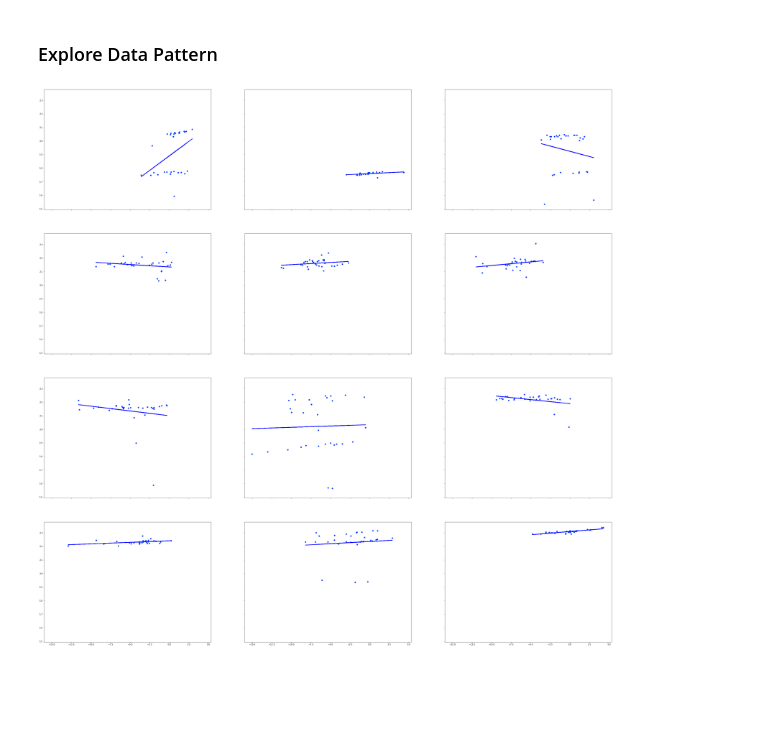
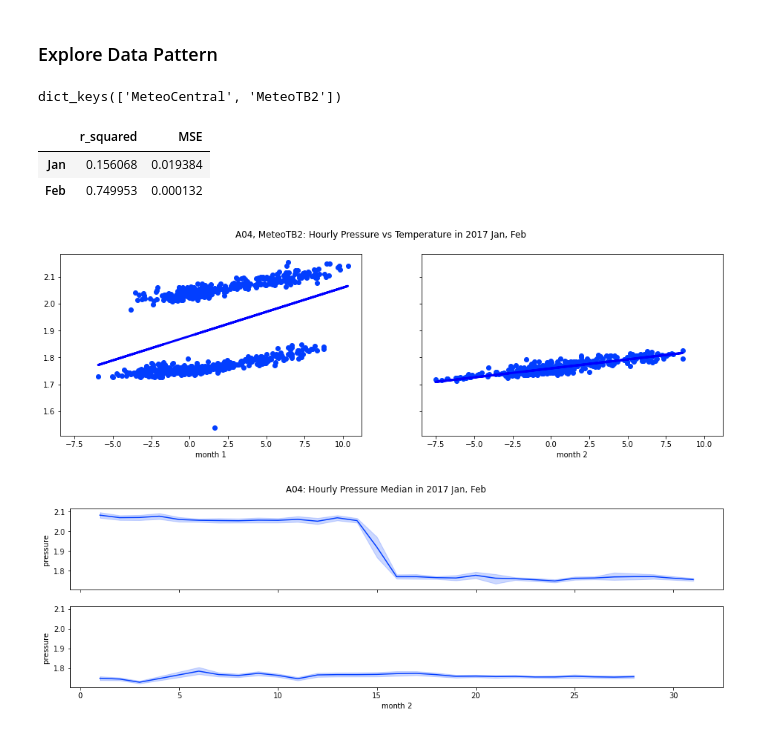
Before and after one commit to jayZhu1020/Columbia-Capstone, a Jupyter notebook: Exploratory_Data_Analysis.ipynb, the cells around one changed output. Saved outputs shown, nothing was run; the diff lists cells and outputs as text; code cells hidden in the pictures; blank space fills up the shorter version.

```diff
--- a/Exploratory_Data_Analysis.ipynb
+++ b/Exploratory_Data_Analysis.ipynb
@@ -81,41 +81,70 @@ def read_and_merge_data(data_type):
 # %%
 weather_data = read_and_merge_data("weather")
 pressure_data = read_and_merge_data("pressure_data")
+# %%
+weather_data.keys()
+# %% [output]
+dict_keys(['MeteoCentral', 'MeteoTB2'])
 # %%
 def scatter_day_data_in_year(pressure, weather, year):
   pressure_year_data = pressure[pressure['year'] == year]
   weather_year_data = weather[weather['year'] == year]
-  fig, axes = plt.subplots(4, 3, figsize=(50, 50), sharex=True, sharey=True)
+  fig, axes = plt.subplots(1, 2, figsize=(16, 4.5), sharex=True, sharey=True)
   r_2 = []
   MSE = []
-  for month in range(1, 13):
-    pressure_month_data = pressure_year_data[pressure_year_data['month'] == month][['day', 'Data']]
-    weather_month_data = weather_year_data[weather_year_data['month'] == month][['day', 'Data']]
+  for month in range(1, 3):
+    pressure_month_data = pressure_year_data[pressure_year_data['month'] == month][['day', 'hour', 'Data']]
+    weather_month_data = weather_year_data[weather_year_data['month'] == month][['day', 'hour', 'Data']]
     # daily_min = month_data.groupby('day').min()
     # daily_max = month_data.groupby('day').max()
     # daily_median = month_data.groupby('day').median()
-    pressure_daily_median = pressure_month_data.groupby('day').median()
-    weather_daily_median = weather_month_data.groupby('day').median()
+    pressure_daily_median = pressure_month_data.groupby(['day', 'hour']).median()
+    weather_daily_median = weather_month_data.groupby(['day', 'hour']).median()
     pressure_daily_median = pressure_daily_median.rename(columns={"Data":"pressure"})
     weather_daily_median = weather_daily_median.rename(columns={"Data":"weather"})
     median_table = pd.concat([weather_daily_median, pressure_daily_median], axis=1)
     median_table = median_table.dropna()
 
     regr = linear_model.LinearRegression()
     regr.fit(median_table['weather'].to_numpy().reshape(-1,1), median_table['pressure'].to_numpy().reshape(-1,1))
     pressure_pred = regr.predict(median_table['weather'].to_numpy().reshape(-1,1))
 
     r_2.append(r2_score(median_table['pressure'].to_numpy().reshape(-1,1), pressure_pred))
     MSE.append(mean_squared_error(median_table['pressure'].to_numpy().reshape(-1,1), pressure_pred))
 
-    axes[(month-1)//3, (month-1)%3].scatter(data=median_table, x='weather', y='pressure')
-    axes[(month-1)//3, (month-1)%3].plot(median_table['weather'], pressure_pred, color="blue", linewidth=3)
+    axes[month-1].scatter(data=median_table, x='weather', y='pressure')
+    axes[month-1].plot(median_table['weather'], pressure_pred, color="blue", linewidth=3)
+    axes[month-1].set(xlabel="month "+str(month))
 
+  fig.suptitle('A04, MeteoTB2: Hourly Pressure vs Temperature in 2017 Jan, Feb')
   metrics = pd.DataFrame(list(zip(r_2, MSE)),columns =['r_squared', 'MSE'], \
-                         index =['Jan', 'Feb', 'Mar', 'Apr', 'May', 'Jun', 'Jul', 'Aug', 'Sep', 'Oct', 'Nov', 'Dec'])
+                         index =['Jan', 'Feb'])
   return metrics
 
-metrics = scatter_day_data_in_year(pressure_data['A04'], weather_data['MeteoCentral'], 2017)
+scatter_day_data_in_year(pressure_data['A04'], weather_data['MeteoTB2'], 2017)
 # weather_data['MeteoCentral']
 # %% [output]
+|  | r_squared | MSE |
+| Jan | 0.156068 | 0.019384 |
+| Feb | 0.749953 | 0.000132 |
-[figure, old version]
+[figure, new version]
+# %%
+def plot_day_data_in_year(df, year):
+  year_data = df[df['year'] == year]
+  fig, axes = plt.subplots(2, 1, figsize=(16, 4.5), sharex=True, sharey=True)
+  for month in range(1, 3):
+    month_data = year_data[year_data['month'] == month][['day', 'hour', 'Data']]
+    daily_min = month_data.groupby(['day', 'hour']).min()
+    daily_max = month_data.groupby(['day', 'hour']).max()
+    daily_median = month_data.groupby(['day', 'hour']).median()
+    daily_variance = month_data.groupby(['day', 'hour']).var()
+    plot = sns.lineplot(ax=axes[month-1], data=daily_median, x='day', y='Data')
+    # plot.set_xticks(range(1,len(daily_median))) # <--- set the ticks first
+    axes[month-1].set(xlabel="month "+str(month))
+    axes[month-1].set(ylabel="pressure ")
+
+  fig.suptitle('A04: Hourly Pressure Median in 2017 Jan, Feb')
+plot_day_data_in_year(pressure_data['A04'], 2017)
+# weather_data['MeteoCentral']
+# %% [output]
+[figure, added]
```
